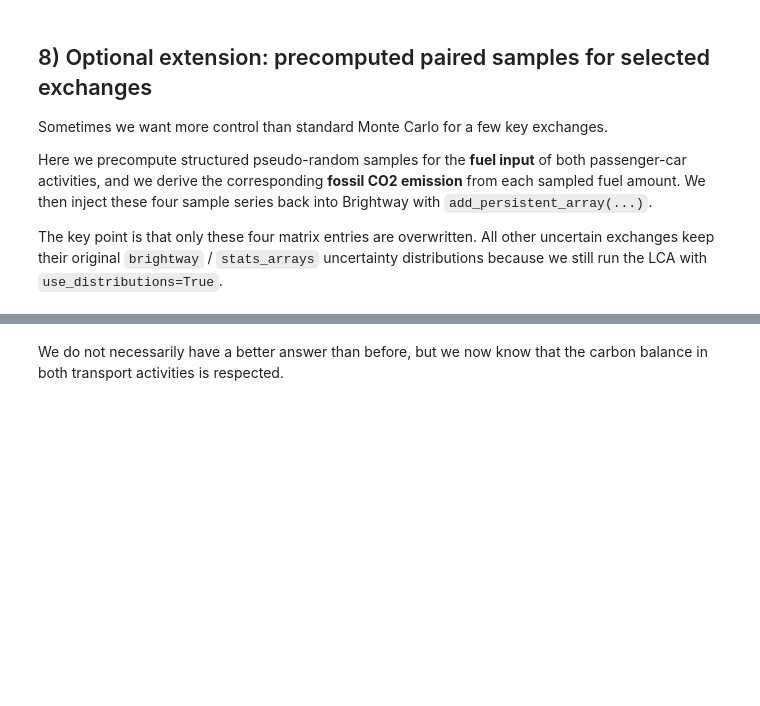
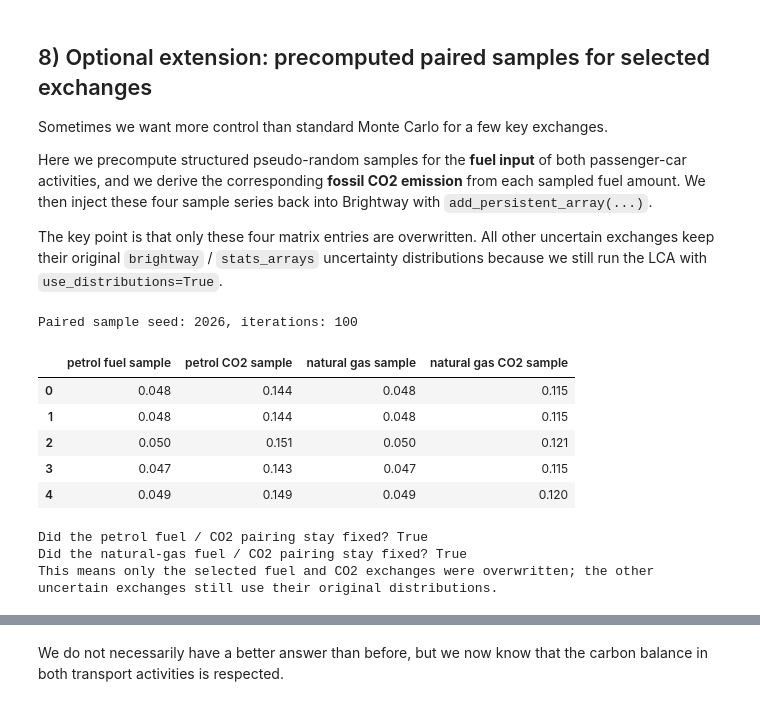
Before and after one commit to romainsacchi/aalborg-regionalized-lcia, a Jupyter notebook: tutorials/DAY 1/D1-05 Uncertainty and Monte Carlo basics.ipynb, the cells around one changed output, grey strips where cells are left out. Drawn from its saved outputs; the diff is of its cells as text; code cells hidden in the pictures; blank space fills up the shorter version.

```diff
--- a/tutorials/DAY 1/D1-05 Uncertainty and Monte Carlo basics.ipynb
+++ b/tutorials/DAY 1/D1-05 Uncertainty and Monte Carlo basics.ipynb
@@ -376,30 +503,41 @@ gas_fuel_exc = next(exc for exc in ng_car.technosphere() if 'Fuel supply' in exc
 petrol_co2_exc = next(exc for exc in petrol_car.biosphere() if exc.input['name'] == 'Carbon dioxide, fossil')
 gas_co2_exc = next(exc for exc in ng_car.biosphere() if exc.input['name'] == 'Carbon dioxide, fossil')
 # %%
-paired_iterations = 300
+# NOTE: fewer iterations than in sections 4 and 7, because this section has to use the
+# slower exact solver (bc.LCA) - see the note at the top of the notebook. 100 paired
+# iterations take roughly 2-3 minutes; 300 would take 8-9 minutes.
+paired_iterations = 100
 paired_seed = 2026
 paired_u = (np.arange(paired_iterations) + 0.5) / paired_iterations
 rng = np.random.default_rng(paired_seed)
 rng.shuffle(paired_u)
 
 petrol_fuel_samples = sample_exchange_from_unit_interval(petrol_fuel_exc, paired_u)
 gas_fuel_samples = sample_exchange_from_unit_interval(gas_fuel_exc, paired_u)
 
 petrol_co2_factor = petrol_co2_exc.as_dict()['amount'] / petrol_fuel_exc.as_dict()['amount']
 gas_co2_factor = gas_co2_exc.as_dict()['amount'] / gas_fuel_exc.as_dict()['amount']
 
 petrol_co2_samples = petrol_co2_factor * petrol_fuel_samples
 gas_co2_samples = gas_co2_factor * gas_fuel_samples
 
 paired_preview = pd.DataFrame({
     'petrol fuel sample': [x for x in petrol_fuel_samples[:5]],
     'petrol CO2 sample': [x for x in petrol_co2_samples[:5]],
     'natural gas sample': [x for x in gas_fuel_samples[:5]],
     'natural gas CO2 sample': [x for x in gas_co2_samples[:5]],
 })
 
 print(f'Paired sample seed: {paired_seed}, iterations: {paired_iterations}')
 display(paired_preview)
+# %% [output]
+Paired sample seed: 2026, iterations: 100
+|  | petrol fuel sample | petrol CO2 sample | natural gas sample | natural gas CO2 sample |
+| 0 | 0.048 | 0.144 | 0.048 | 0.115 |
+| 1 | 0.048 | 0.144 | 0.048 | 0.115 |
+| 2 | 0.050 | 0.151 | 0.050 | 0.121 |
+| 3 | 0.047 | 0.143 | 0.047 | 0.115 |
+| 4 | 0.049 | 0.149 | 0.049 | 0.120 |
 # %%
 # we create a data package for bw2calc to consume
 # we use bw_processing for this
@@ -496,6 +640,10 @@ gas_pairing_ok = np.allclose(
 print('Did the petrol fuel / CO2 pairing stay fixed?', petrol_pairing_ok)
 print('Did the natural-gas fuel / CO2 pairing stay fixed?', gas_pairing_ok)
 print('This means only the selected fuel and CO2 exchanges were overwritten; the other uncertain exchanges still use their original distributions.')
+# %% [output]
+Did the petrol fuel / CO2 pairing stay fixed? True
+Did the natural-gas fuel / CO2 pairing stay fixed? True
+This means only the selected fuel and CO2 exchanges were overwritten; the other uncertain exchanges still use their original distributions.
 # %%
 plt.figure(figsize=(8, 4))
 plt.hist(paired_results["petrol score"], bins=30, alpha=0.6, label='Petrol car')
```
Also changed, not shown: parts of 18 cells of this notebook.
